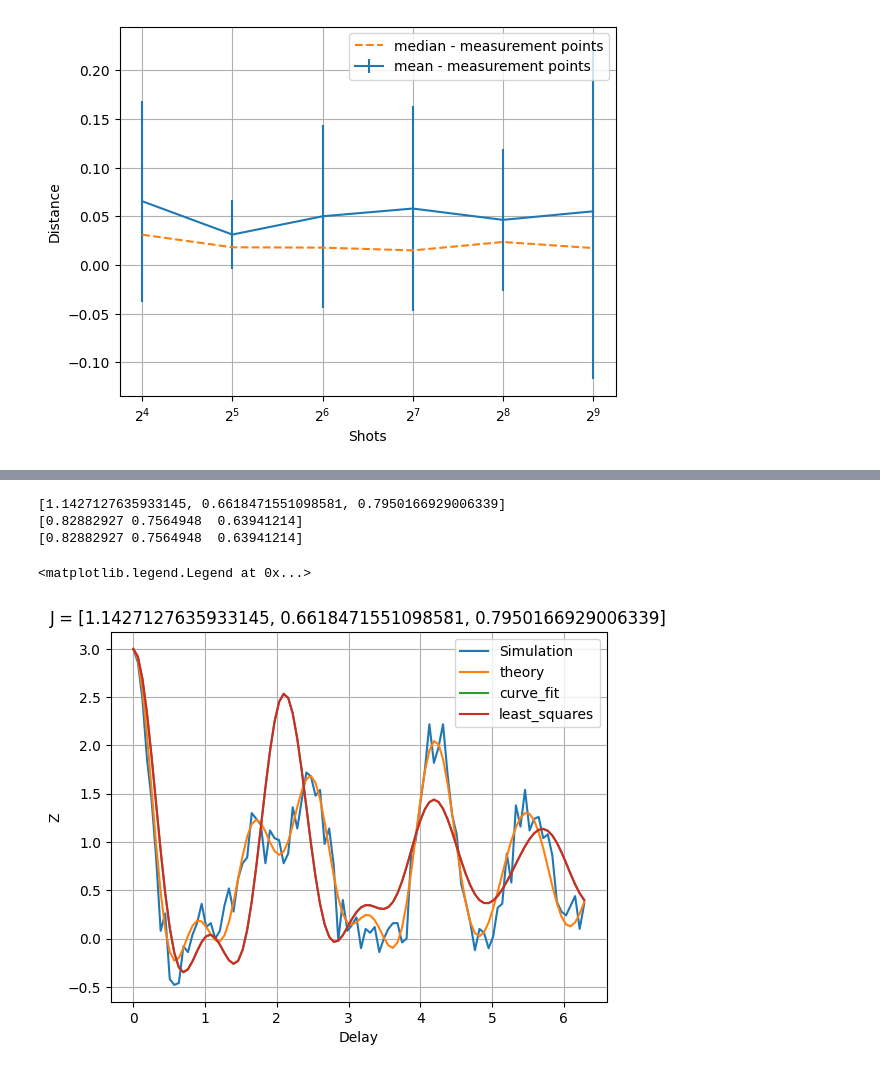
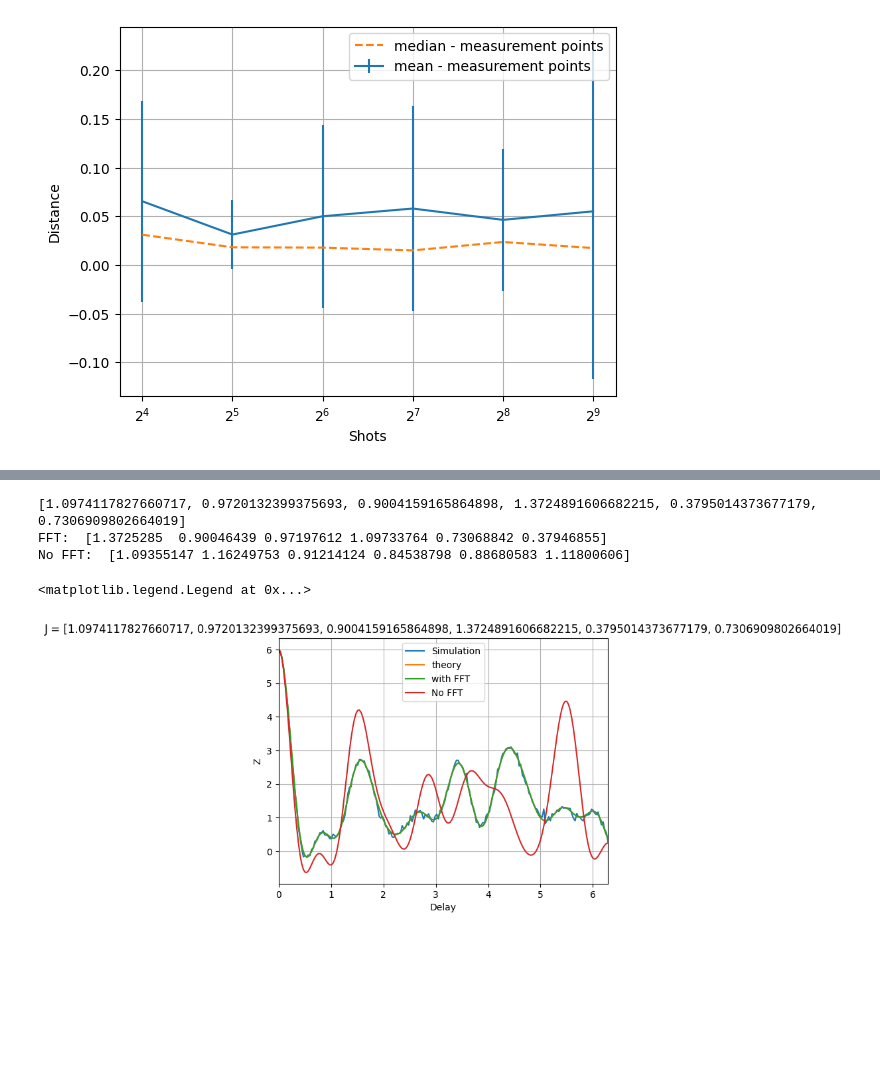
Before and after one commit to Davidkatom/Crosstalk, a Jupyter notebook: CosineFit.ipynb, the cells around one changed output, grey strips where cells are left out. Drawn from its saved outputs; the diff is of its cells as text; code cells hidden in the pictures; blank space fills up the shorter version.

```diff
--- a/CosineFit.ipynb
+++ b/CosineFit.ipynb
@@ -188,6 +188,7 @@ plt.legend()
 <matplotlib.legend.Legend at 0x...>
 [figure]
 # %%
+from scipy.optimize import curve_fit
 import random
 import importlib
 import ramsey_experiment
@@ -196,7 +197,7 @@ ramsey_experiment = importlib.reload(ramsey_experiment)
 RamseyExperiment = ramsey_experiment.RamseyExperiment
 RamseyBatch = ramsey_experiment.RamseyBatch
 
-n = 3
+n = 6
 
 
 def func(t, js):
@@ -209,31 +210,33 @@ def func(t, js):
     return result / (2 ** (n - (n - 3)))
 
 
-#J = [random.gauss(1, 0.3) for _ in range(n)]
-J = [1.1427127635933145, 0.6618471551098581, 0.7950166929006339]
+J = [random.gauss(1, 0.3) for _ in range(n)]
+print(J)
+#J = [1.1427127635933145, 0.6618471551098581, 0.7950166929006339, 0.3950166929006339]
 delay_list = []
 exp = []
-measurements = 100
-delay = np.linspace(0, 2 * np.pi, measurements)
+measurements = 1000
+delay = np.linspace(0, 10 * np.pi, measurements)
 for t in delay:
-    delay_list.append(RamseyExperiment(n, t, 100, J, "3"))
-ramseyBatch1 = RamseyBatch("curve_fit", delay_list)
-ramseyBatch2 = RamseyBatch("least_squares", delay_list)
+    delay_list.append(RamseyExperiment(n, t, 1000, J, "4"))
+ramseyBatch1 = RamseyBatch(delay_list)
+ramseyBatch2 = RamseyBatch(delay_list)
 
-print(J)
-print(ramseyBatch1.J_fit)
-print(ramseyBatch2.J_fit)
+J_fit_fft = ramseyBatch1.curve_fit(use_fft=True)
+J_fit_no_fft = ramseyBatch2.curve_fit(use_fft=False)
+print("FFT: " , J_fit_fft)
+print("No FFT: ", J_fit_no_fft)
 #print(ramseyBatch.Z)
 plt.grid()
 plt.ylabel('Z')
 plt.xlabel('Delay')
 plt.title(f'J = {J}')
 plt.plot(delay, ramseyBatch1.Z, label='Simulation')
+plt.plot(delay, [func(t, J) for t in delay], label='theory')
 
-plt.plot(delay, [func(t, J) for t in delay], label='theory')
-plt.plot(delay, [func(t, ramseyBatch1.J_fit) for t in delay], label='curve_fit')
-plt.plot(delay, [func(t, ramseyBatch2.J_fit) for t in delay], label='least_squares')
+plt.plot(delay, [func(t, J_fit_fft) for t in delay], label='with FFT')
+plt.plot(delay, [func(t, J_fit_no_fft) for t in delay], label='No FFT')
 
-
+plt.xlim(0,2*np.pi)
 plt.legend()
 # %% [output]
@@ -241,5 +244,5 @@ ibmqfactory.load_account:WARNING:2023-08-20 20:50:44,386: Credentials are alread
-[1.1427127635933145, 0.6618471551098581, 0.7950166929006339]
-[0.82882927 0.7564948  0.63941214]
-[0.82882927 0.7564948  0.63941214]
+[1.0974117827660717, 0.9720132399375693, 0.9004159165864898, 1.3724891606682215, 0.3795014373677179, 0.7306909802664019]
+FFT:  [1.3725285  0.90046439 0.97197612 1.09733764 0.73068842 0.37946855]
+No FFT:  [1.09355147 1.16249753 0.91214124 0.84538798 0.88680583 1.11800606]
 <matplotlib.legend.Legend at 0x...>
-[figure, old version]
+[figure, new version]
```
Also changed, not shown: parts of 4 cells of this notebook, 1 other file.
